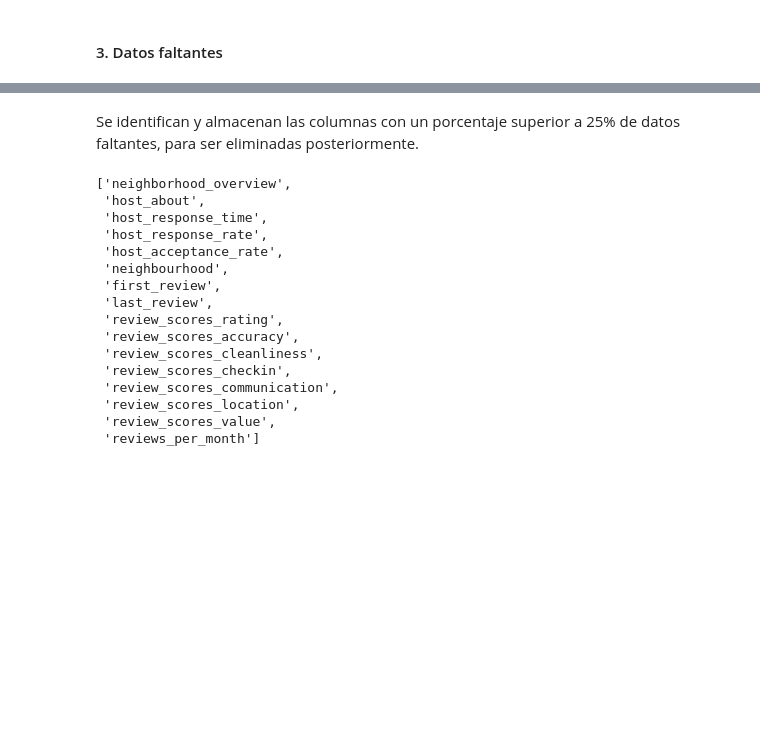
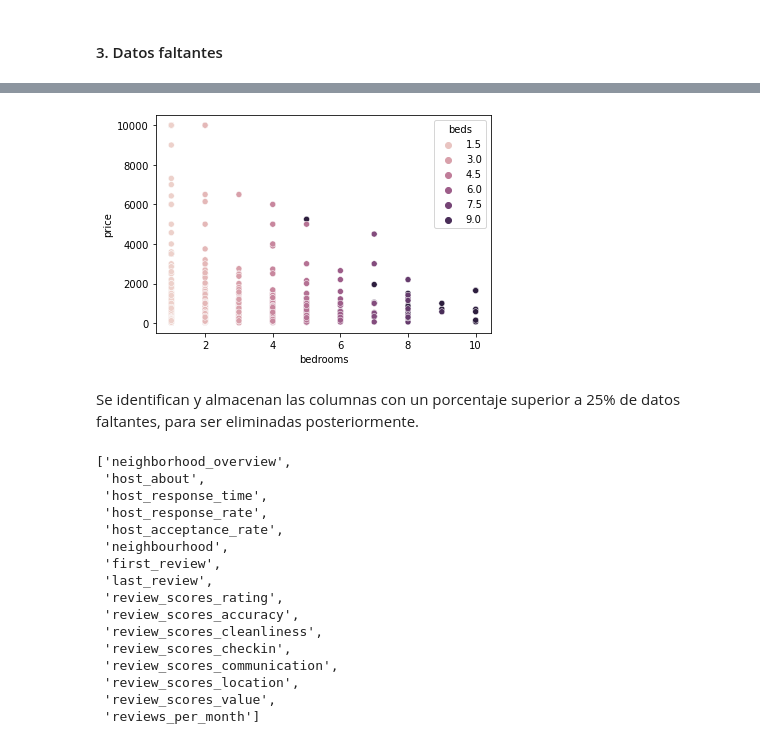
Before and after one commit to anmarphy/Airbnb-Deep-Learning-Pricing-Model, a Jupyter notebook: New York/Preprocesamiento.ipynb, the cells around one changed output, grey strips where cells are left out. Saved outputs shown, nothing was run; the diff lists cells and outputs as text; code cells hidden in the pictures; blank space fills up the shorter version.

```diff
--- a/New York/Preprocesamiento.ipynb
+++ b/New York/Preprocesamiento.ipynb
@@ -152,3 +195,8 @@ listings.beds=listings.beds.fillna(np.mean(listings.beds.dropna()))
+# %%
+sns.scatterplot(x='bedrooms',y='price', hue='beds',data=listings)
+plt.show()
+# %% [output]
+[figure, added]
 # %% [markdown]
 Se identifican y almacenan las columnas con un porcentaje superior a 25% de datos faltantes, para ser eliminadas posteriormente.
 # %%
```
Also changed, not shown: parts of 15 cells of this notebook.
